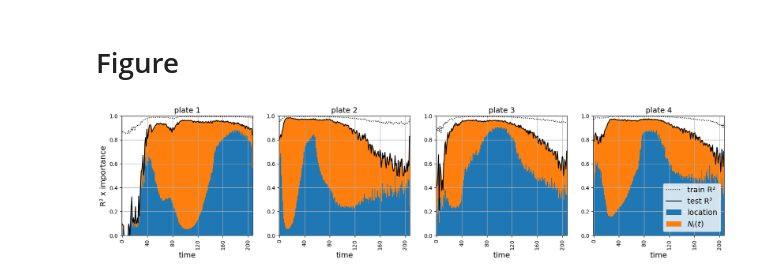
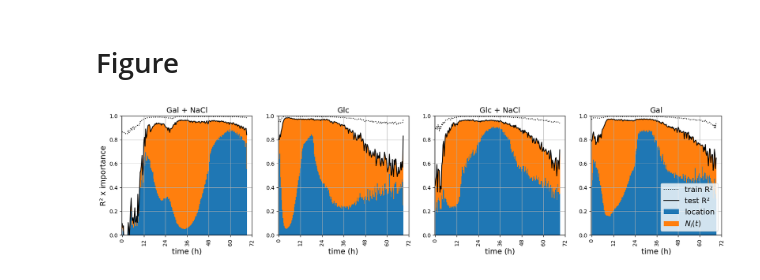
Before and after one commit to fborse/spatial-growth, a Jupyter notebook: figure-2a.ipynb, the cells around one changed output. Drawn from its saved outputs; the diff is of its cells as text; code cells hidden in the pictures.

```diff
--- a/figure-2a.ipynb
+++ b/figure-2a.ipynb
@@ -67,30 +67,31 @@ for p, t in product(plates, points):
 # %%
 fig, axes = plt.subplots(ncols = n_plates, figsize = (20, 4))
 
+envs = ["Gal + NaCl", "Glc", "Glc + NaCl", "Gal"]
 for p, ax in enumerate(axes):
     ax.plot(train_scores[p], color = "black", linestyle = ":", label = "train R²")
     ax.plot(test_scores[p], color = "black", label = "test R²")
 
     (
         test_scores[p] * importances.loc[p, ["position", "N(t)"]].T
     ).T.plot.bar(
         stacked = True,
         width = 1,
         ax = ax,
         legend = False
     )
 
-    ax.set_xlabel("time", fontsize = fontsize)
-    ax.set_xticks(np.arange(6) * 40)
-    ax.set_title(f"plate {p+1}", fontsize = fontsize)
+    ax.set_xlabel("time (h)", fontsize = fontsize)
+    ax.set_xticks([0, 36, 72, 108, 144, 180, 216], labels = [0, 12, 24, 36, 48, 60, 72])
+    ax.set_title(envs[p], fontsize = fontsize)
     ax.set_ylim(0, 1)
     ax.grid()
 l = axes[3].legend(loc = "lower right",fontsize = fontsize)
 l.get_texts()[2].set_text("location")
 l.get_texts()[3].set_text(r"$N_i(t)$")
 axes[0].set_ylabel("R² x importance", fontsize = fontsize)
 
 fig.savefig("plots/figure-2/position-Nt.png", bbox_inches = "tight")
 fig.savefig("plots/figure-2/position-Nt.pdf", bbox_inches = "tight")
 # %% [output]
-[figure, old version]
+[figure, new version]
```
Also changed, not shown: 2 other files.
